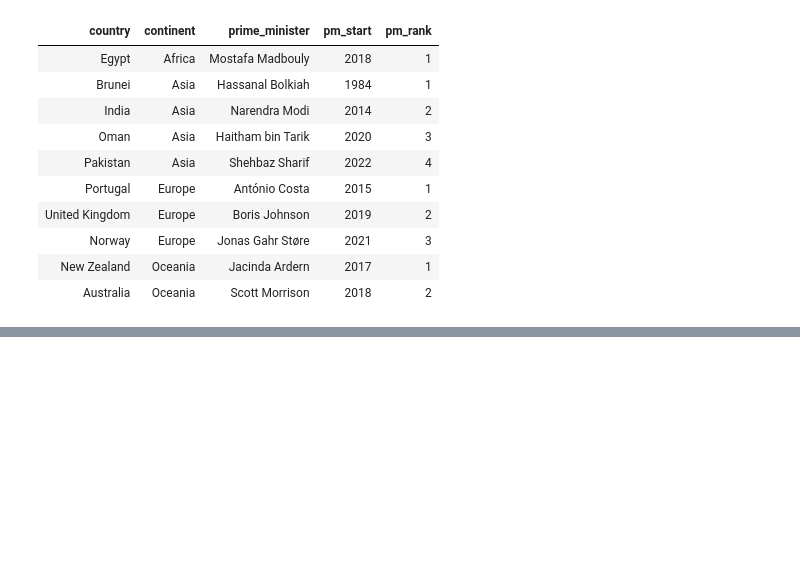
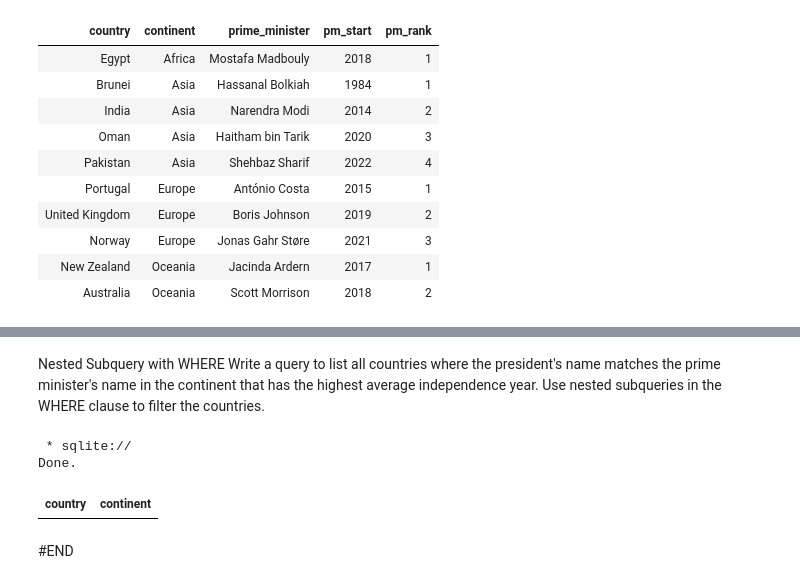
Before and after one commit to UznetDev/Data-science-home-work, a Jupyter notebook: 24_Avg_2024_home_work.ipynb, the cells around one changed output, grey strips where cells are left out. Saved outputs shown, nothing was run; the diff lists cells and outputs as text; code cells hidden in the pictures; blank space fills up the shorter version.

```diff
--- a/24_Avg_2024_home_work.ipynb
+++ b/24_Avg_2024_home_work.ipynb
@@ -248,0 +276,29 @@ Done.
+# %% [markdown]
+Nested Subquery with WHERE Write a query to list all countries where the president's name matches the prime minister's name in the continent that has the highest average independence year. Use nested subqueries in the WHERE clause to filter the countries.
+# %%
+%%sql
+WITH mcha AS (
+    SELECT continent
+    FROM states
+    GROUP BY continent
+    ORDER BY AVG(indep_year) DESC
+    LIMIT 1
+)
+
+SELECT country, continent
+FROM states AS s
+WHERE continent IN mcha
+AND country in (
+    SELECT p.country
+    FROM presidents AS p
+    INNER JOIN prime_ministers AS pm
+    ON p.country = pm.country
+    WHERE p.president = pm.prime_minister
+    AND p.country = s.country
+)
+# %% [output]
+ * sqlite://
+Done.
+| country | continent |
+# %% [markdown]
+#END
```
Also changed, not shown: parts of 2 cells of this notebook.
